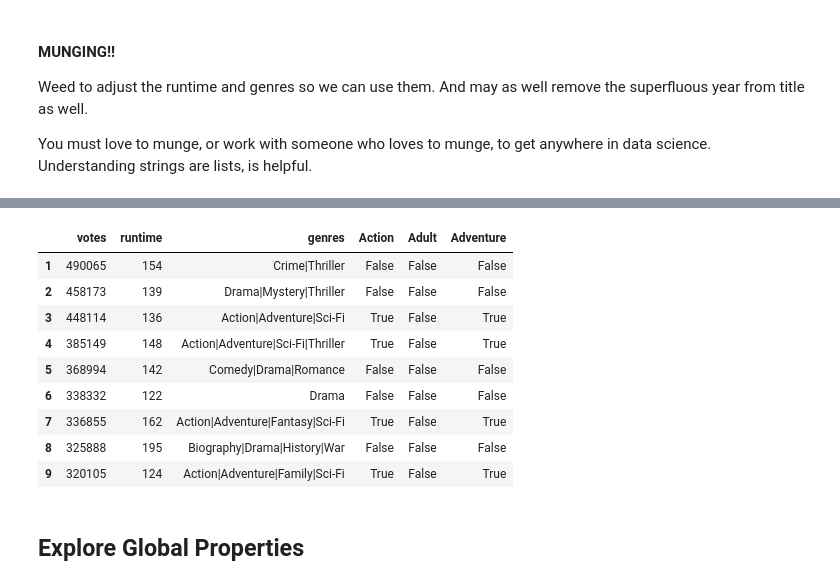
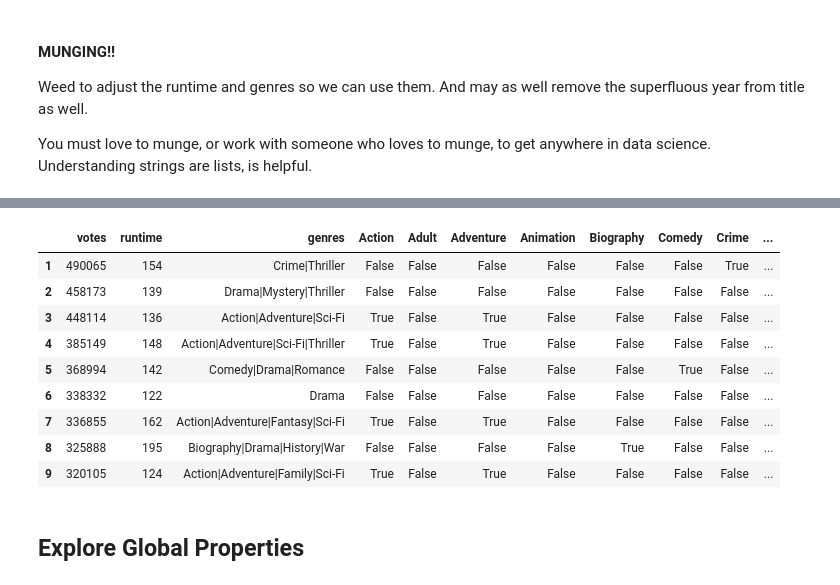
Before and after one commit to datadave/GADS9-NYC-Spring2014-Lectures, a Jupyter notebook: lessons/lesson05_EDA/explore_consumerpreference.ipynb, the cells around one changed output, grey strips where cells are left out. Drawn from its saved outputs; the diff is of its cells as text; code cells hidden in the pictures.

```diff
--- a/lessons/lesson05_EDA/explore_consumerpreference.ipynb
+++ b/lessons/lesson05_EDA/explore_consumerpreference.ipynb
@@ -58,18 +78,18 @@ genresset = sorted(genresset)
 for genre in genresset:
     data[genre] = [genre in movie.split('|') for movie in data.genres]
 # %%
-data.iloc[1:10,4:10]
+data.iloc[1:10,4:23]
 # %% [output]
-|  | votes | runtime | genres | Action | Adult | Adventure |
-| 1 | 490065 | 154 | Crime|Thriller | False | False | False |
-| 2 | 458173 | 139 | Drama|Mystery|Thriller | False | False | False |
-| 3 | 448114 | 136 | Action|Adventure|Sci-Fi | True | False | True |
-| 4 | 385149 | 148 | Action|Adventure|Sci-Fi|Thriller | True | False | True |
-| 5 | 368994 | 142 | Comedy|Drama|Romance | False | False | False |
-| 6 | 338332 | 122 | Drama | False | False | False |
-| 7 | 336855 | 162 | Action|Adventure|Fantasy|Sci-Fi | True | False | True |
-| 8 | 325888 | 195 | Biography|Drama|History|War | False | False | False |
-| 9 | 320105 | 124 | Action|Adventure|Family|Sci-Fi | True | False | True |
+|  | votes | runtime | genres | Action | Adult | Adventure | Animation | Biography | Comedy | Crime | ... |
+| 1 | 490065 | 154 | Crime|Thriller | False | False | False | False | False | False | True | ... |
+| 2 | 458173 | 139 | Drama|Mystery|Thriller | False | False | False | False | False | False | False | ... |
+| 3 | 448114 | 136 | Action|Adventure|Sci-Fi | True | False | True | False | False | False | False | ... |
+| 4 | 385149 | 148 | Action|Adventure|Sci-Fi|Thriller | True | False | True | False | False | False | False | ... |
+| 5 | 368994 | 142 | Comedy|Drama|Romance | False | False | False | False | False | True | False | ... |
+| 6 | 338332 | 122 | Drama | False | False | False | False | False | False | False | ... |
+| 7 | 336855 | 162 | Action|Adventure|Fantasy|Sci-Fi | True | False | True | False | False | False | False | ... |
+| 8 | 325888 | 195 | Biography|Drama|History|War | False | False | False | False | True | False | False | ... |
+| 9 | 320105 | 124 | Action|Adventure|Family|Sci-Fi | True | False | True | False | False | False | False | ... |
 # %% [markdown]
 ## Explore Global Properties
 # %% [markdown]
```
Also changed, not shown: parts of 5 cells of this notebook, 9 other files.
